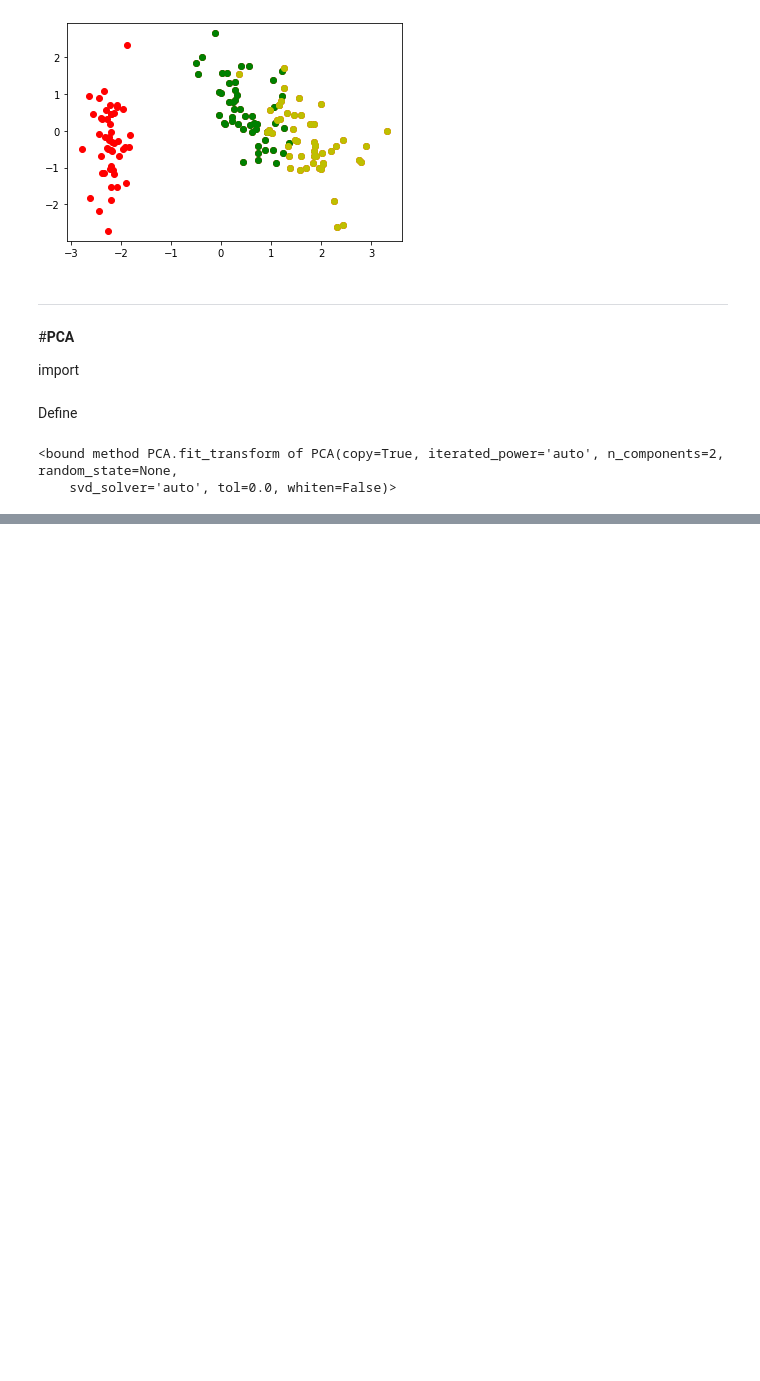
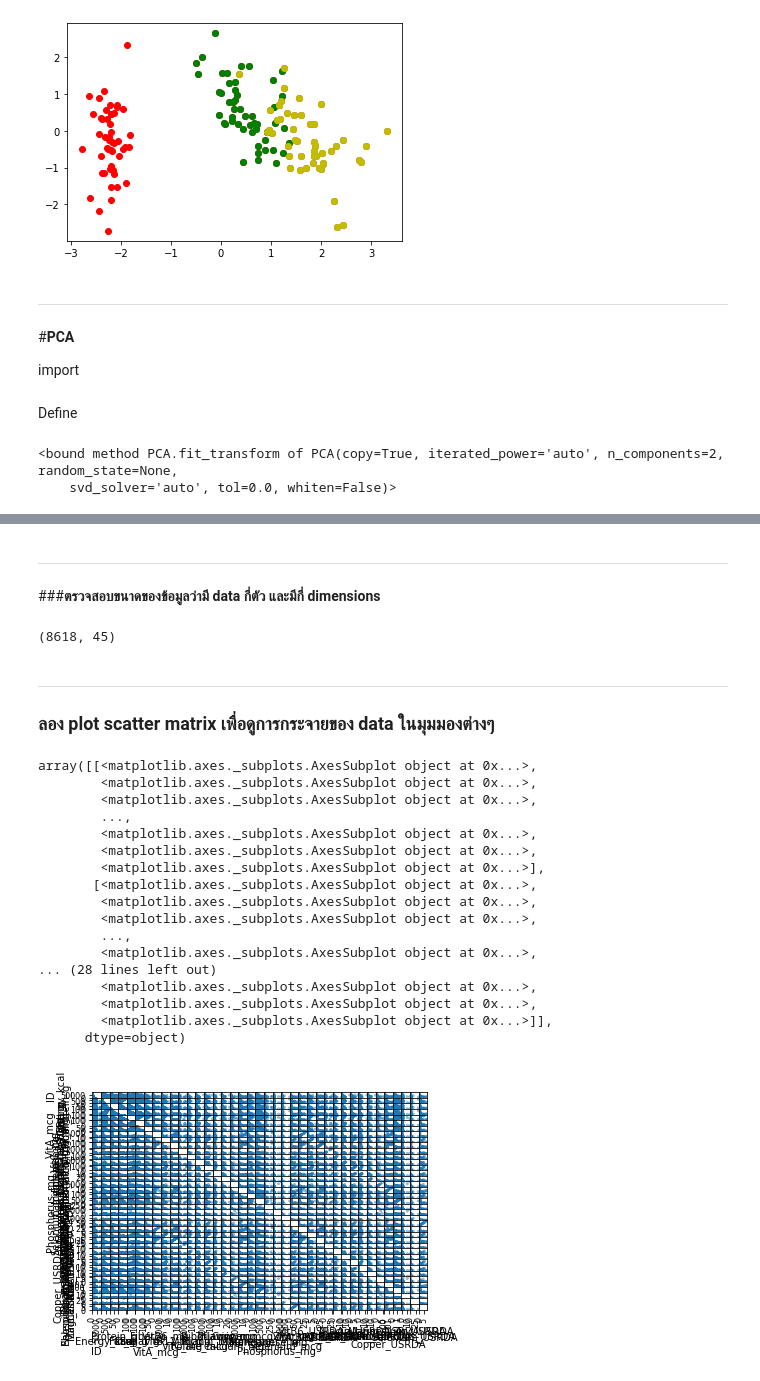
Before and after one commit to sitthatkaja/multivariate, a Jupyter notebook: Chapter3_PCA.ipynb, the cells around one changed output, grey strips where cells are left out. Drawn from its saved outputs; the diff is of its cells as text; code cells hidden in the pictures; blank space fills up the shorter version.

```diff
--- a/Chapter3_PCA.ipynb
+++ b/Chapter3_PCA.ipynb
@@ -383,0 +417,3 @@ new_pca
+# %%
+data = pd.read_csv('nndb_flat.csv')
+data.head(10)
@@ -383,0 +432,31 @@ new_pca
+# %% [markdown]
+***
+###**ตรวจสอบขนาดของข้อมูลว่ามี data กี่ตัว และมีกี่ dimensions**
+# %%
+data.shape
+# %% [output]
+(8618, 45)
+# %% [markdown]
+***
+### **ลอง plot scatter matrix เพื่อดูการกระจายของ data ในมุมมองต่างๆ**
+# %%
+pd.plotting.scatter_matrix(data)
+# %% [output]
+array([[<matplotlib.axes._subplots.AxesSubplot object at 0x...>,
+        <matplotlib.axes._subplots.AxesSubplot object at 0x...>,
+        <matplotlib.axes._subplots.AxesSubplot object at 0x...>,
+        ...,
+        <matplotlib.axes._subplots.AxesSubplot object at 0x...>,
+        <matplotlib.axes._subplots.AxesSubplot object at 0x...>,
+        <matplotlib.axes._subplots.AxesSubplot object at 0x...>],
+       [<matplotlib.axes._subplots.AxesSubplot object at 0x...>,
+        <matplotlib.axes._subplots.AxesSubplot object at 0x...>,
+        <matplotlib.axes._subplots.AxesSubplot object at 0x...>,
+        ...,
+        <matplotlib.axes._subplots.AxesSubplot object at 0x...>,
+... (28 lines left out)
+        <matplotlib.axes._subplots.AxesSubplot object at 0x...>,
+        <matplotlib.axes._subplots.AxesSubplot object at 0x...>,
+        <matplotlib.axes._subplots.AxesSubplot object at 0x...>]],
+      dtype=object)
+[figure, added]
```
Also changed, not shown: parts of 19 cells of this notebook.
